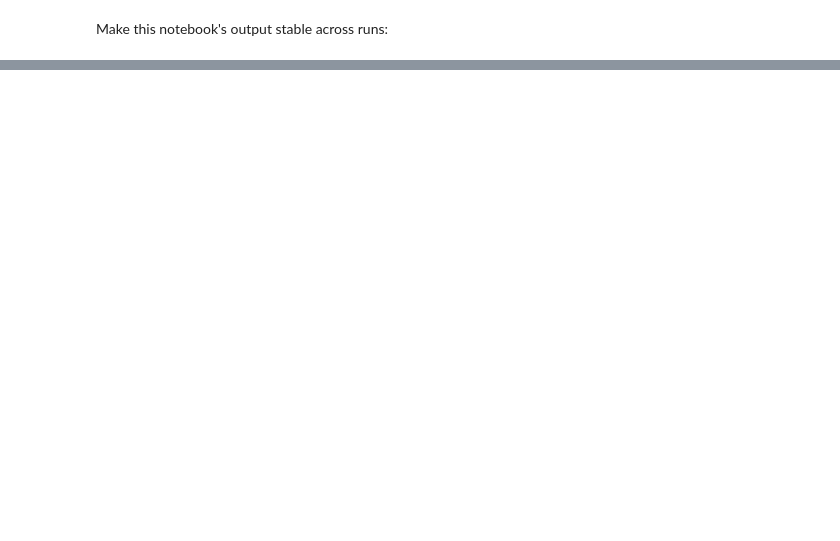
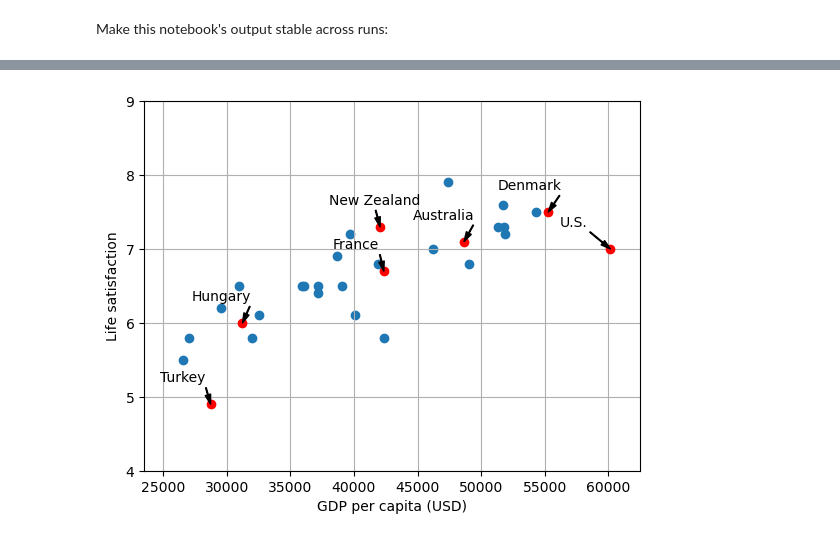
Before and after one commit to Jonikulov/Hands-On-Machine-Learning-3, a Jupyter notebook: 01. The Machine Learning Landscape.ipynb, the cells around one changed output, grey strips where cells are left out. Cells and saved outputs as stored; diff of their text form; code cells hidden in the pictures; blank space fills up the shorter version.

```diff
--- a/01. The Machine Learning Landscape.ipynb
+++ b/01. The Machine Learning Landscape.ipynb
@@ -323,0 +170,6 @@ cyprus_gdp = 37_665.2
+# %%
+gdp_per_capita = gdp_per_capita[gdp_per_capita["Year"]==2020]
+gdp_per_capita = gdp_per_capita.drop(columns=["Code", "Year"])
+gdp_per_capita.columns = ["Country", "GDP per capita (USD)"]
+gdp_per_capita.set_index("Country", inplace=True)
+gdp_per_capita
@@ -323,0 +231,3 @@ cyprus_gdp = 37_665.2
+# %%
+full_country_stats = full_country_stats[full_country_stats['Life satisfaction'].notna()]
+full_country_stats.info()
@@ -323,0 +262,10 @@ cyprus_gdp = 37_665.2
+# %%
+min_gdp = 23_500
+max_gdp = 62_500
+
+country_stats = full_country_stats[
+    (full_country_stats["GDP per capita (USD)"] >= min_gdp) &
+    (full_country_stats["GDP per capita (USD)"] <= max_gdp)
+]
+
+country_stats.head()
@@ -323,0 +283,43 @@ cyprus_gdp = 37_665.2
+# %%
+gdp_col = "GDP per capita (USD)"
+lifesat_col = "Life satisfaction"
+countries = [
+    "Australia",
+    "New Zealand",
+    "United States",
+    "Denmark",
+    "Hungary",
+    "Turkey",
+    "France"
+]
+
+plt.scatter(
+    data = country_stats.loc[~country_stats.index.isin(countries)],
+    x = gdp_col,
+    y = lifesat_col
+)
+
+for country in countries:
+    gdp = country_stats.loc[country, gdp_col]
+    lifesat = country_stats.loc[country, lifesat_col]
+    # Add country's coordinate as red point
+    # plt.scatter(gdp, lifesat, color="red")
+    plt.plot(gdp, lifesat, "ro")
+    # Annotate the point
+    plt.annotate(
+        text = "U.S." if country == "United States" else country,
+        xy = (gdp, lifesat),
+        xytext = (gdp - 4000, lifesat + 0.3),  # Position of the label
+        # arrowprops = dict(facecolor="black", arrowstyle="->", lw=1.2),
+        arrowprops=dict(facecolor='black', headlength=7, headwidth=4, width=0.5),
+        # arrowprops = dict(facecolor="black", width=0.5, headwidth=5),
+        fontsize = 10
+    )
+
+plt.axis([min_gdp, max_gdp, 4, 9])
+plt.xlabel(gdp_col)
+plt.ylabel(lifesat_col)
+plt.grid()
+plt.show()
+# %% [output]
+[figure, added]
```
Also changed, not shown: parts of 69 cells of this notebook, 2 other files.
